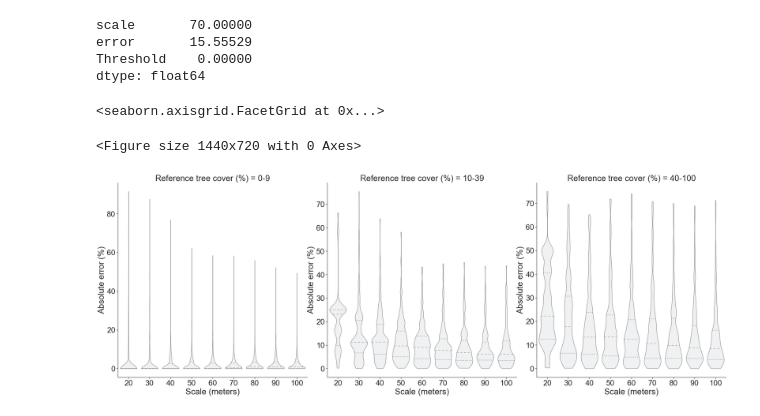
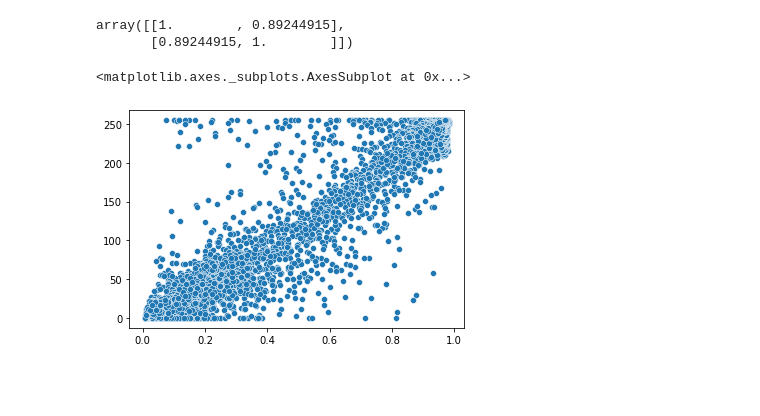
Before and after one commit to wri/sentinel-tree-cover, a Jupyter notebook: notebooks/evaluate-model.ipynb, the cells around one changed output. Cells and saved outputs as stored; diff of their text form; code cells hidden in the pictures; blank space fills up the shorter version.

```diff
--- a/notebooks/evaluate-model.ipynb
+++ b/notebooks/evaluate-model.ipynb
@@ -69,7 +120,7 @@ x = np.float32(x) / 65535
 x[..., -1] = convert_to_db(x[..., -1], 22)
 x[..., -2] = convert_to_db(x[..., -2], 22)
 
-indices = np.empty((x.shape[0], 12, 28, 28, 4))
+indices = np.zeros((x.shape[0], 12, 28, 28, 4), dtype = np.float32)
 indices[..., 0] = evi(x)
 indices[..., 1] = bi(x)
 indices[..., 2] = msavi2(x)
@@ -102,3 +157,9 @@ idx = 0
+# %%
+df['error'] = (df['preds'])  - (df['label'])
+#df.to_csv("../data/train-csv/chm/chm-2018-2017-error.csv", index = False)
+# %%
+df.label = [0] * len(df)
+df.pred = [0] * len(df)
 # %%
 import seaborn as sns
 import matplotlib.pyplot as plt
@@ -397,24 +203,10 @@ df.to_csv("treecover_error_by_scale.csv", index = False)
-# %%
-l = df[df['Reference tree cover (%)'] == '40-100']
-l = l[l['scale'] == 70]
-np.mean(l)
-# %% [output]
-scale       70.00000
-error       15.55529
-Threshold    0.00000
-dtype: float64
-# %%
-import seaborn as sns
-import matplotlib.pyplot as plt
-sns.set(font_scale = 2.5)
-sns.set_style("ticks")
-plt.figure(figsize=(20, 10))
-facet = sns.FacetGrid(df, col='Reference tree cover (%)', sharey = False, height = 12, aspect = 0.9)
-facet.map(sns.violinplot, "scale", "error", 'Threshold', cut = 0, bw = 0.15, inner = 'quartile')
-facet.set(xlabel = "Scale (meters)", ylabel = "Absolute error (%)")
-#l.set(ylim = (0, 1.))
-#plt.savefig("supplementary_figure6.pdf", dpi = 200, bbox_inches = "tight")
-# %% [output]
-<seaborn.axisgrid.FacetGrid at 0x...>
-<Figure size 1440x720 with 0 Axes>
-[figure, removed]
+# %%
+np.corrcoef(preds_y.flatten(), test_y.flatten())
+# %% [output]
+array([[1.        , 0.89244915],
+       [0.89244915, 1.        ]])
+# %%
+sns.scatterplot(np.mean(preds_y[:5000], axis = (1, 2)), np.mean(test_y[:5000], axis = (1, 2)),)
+# %% [output]
+<matplotlib.axes._subplots.AxesSubplot at 0x...>
+[figure, added]
```
Also changed, not shown: parts of 23 cells of this notebook, 29 other files.
